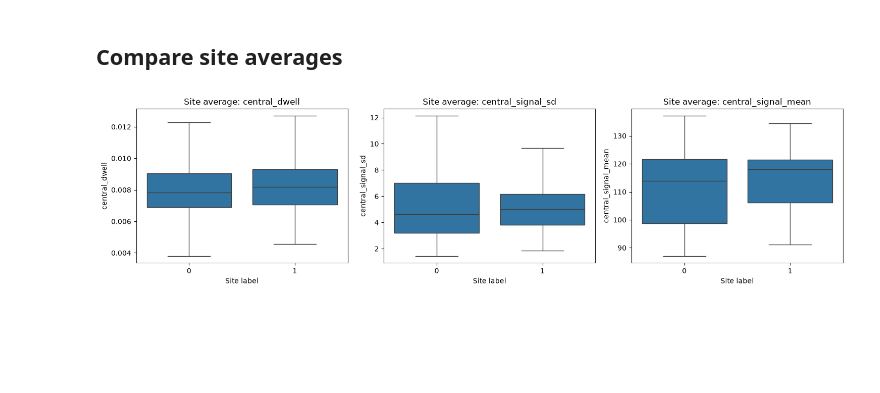
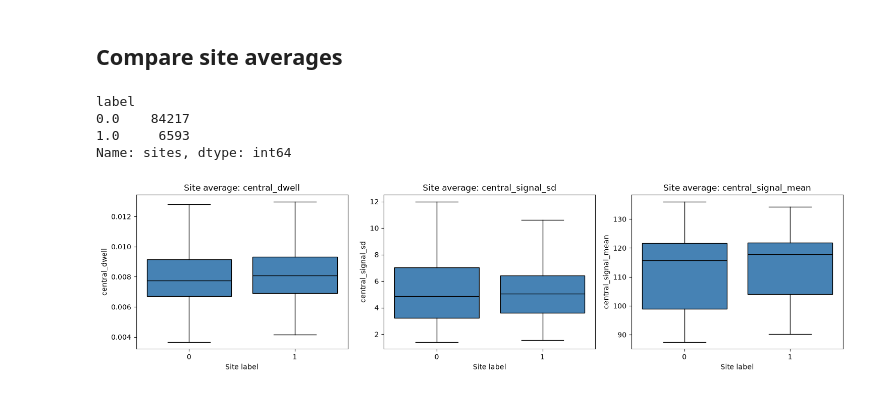
Before and after one commit to maooos/DSA4262-Genomies, a Jupyter notebook: notebooks/indiv_data_eda/eda1.ipynb, the cells around one changed output. Saved outputs shown, nothing was run; the diff lists cells and outputs as text; code cells hidden in the pictures; blank space fills up the shorter version.

```diff
--- a/notebooks/eda1.ipynb
+++ b/notebooks/indiv_data_eda/eda1.ipynb
@@ -511,31 +576,75 @@ plt.show()
 # %%
 central_site_means = (
     labelled_reads
     .groupby(SITE_KEYS, as_index=False)[central_features]
     .mean()
     .merge(
         labelled_sites[SITE_KEYS + ["label"]],
         on=SITE_KEYS,
+        how="left",
         validate="one_to_one",
     )
 )
 
+# Convert strings such as "0" and "1" to numeric values.
+central_site_means["label"] = pd.to_numeric(
+    central_site_means["label"],
+    errors="raise",
+)
+
+labels = central_site_means["label"]
+
+display(central_site_means.groupby("label").size().rename("sites"))
+
 fig, axes = plt.subplots(1, 3, figsize=(15, 4))
 
 for ax, feature in zip(axes, central_features):
-    sns.boxplot(
-        data=central_site_means,
-        x="label",
-        y=feature,
-        order=[0, 1],
+    groups = []
+    group_names = []
+
+    for label in [0, 1]:
+        values = pd.to_numeric(
+            central_site_means.loc[
+                central_site_means["label"].eq(label),
+                feature,
+            ],
+            errors="raise",
+        ).to_numpy(dtype=float, na_value=np.nan)
+
+        finite = np.isfinite(values)
+
+        values = values[finite]
+
+        if values.size:
+            groups.append(values)
+            group_names.append(str(label))
+
+    positions = np.arange(1, len(groups) + 1)
+
+    box = ax.boxplot(
+        groups,
+        positions=positions,
+        widths=0.8,
         showfliers=False,
-        ax=ax,
+        patch_artist=True,
+        medianprops={"color": "black"},
     )
+
+    for patch in box["boxes"]:
+        patch.set_facecolor("steelblue")
+
+    ax.set_xticks(positions)
+    ax.set_xticklabels(group_names)
 
     ax.set_title(f"Site average: {feature}")
     ax.set_xlabel("Site label")
+    ax.set_ylabel(feature)
 
 plt.tight_layout()
 plt.show()
 # %% [output]
+label
+0.0    84217
+1.0     6593
+Name: sites, dtype: int64
-[figure, old version]
+[figure, new version]
```
Also changed, not shown: parts of 5 cells of this notebook, 7 other files.
